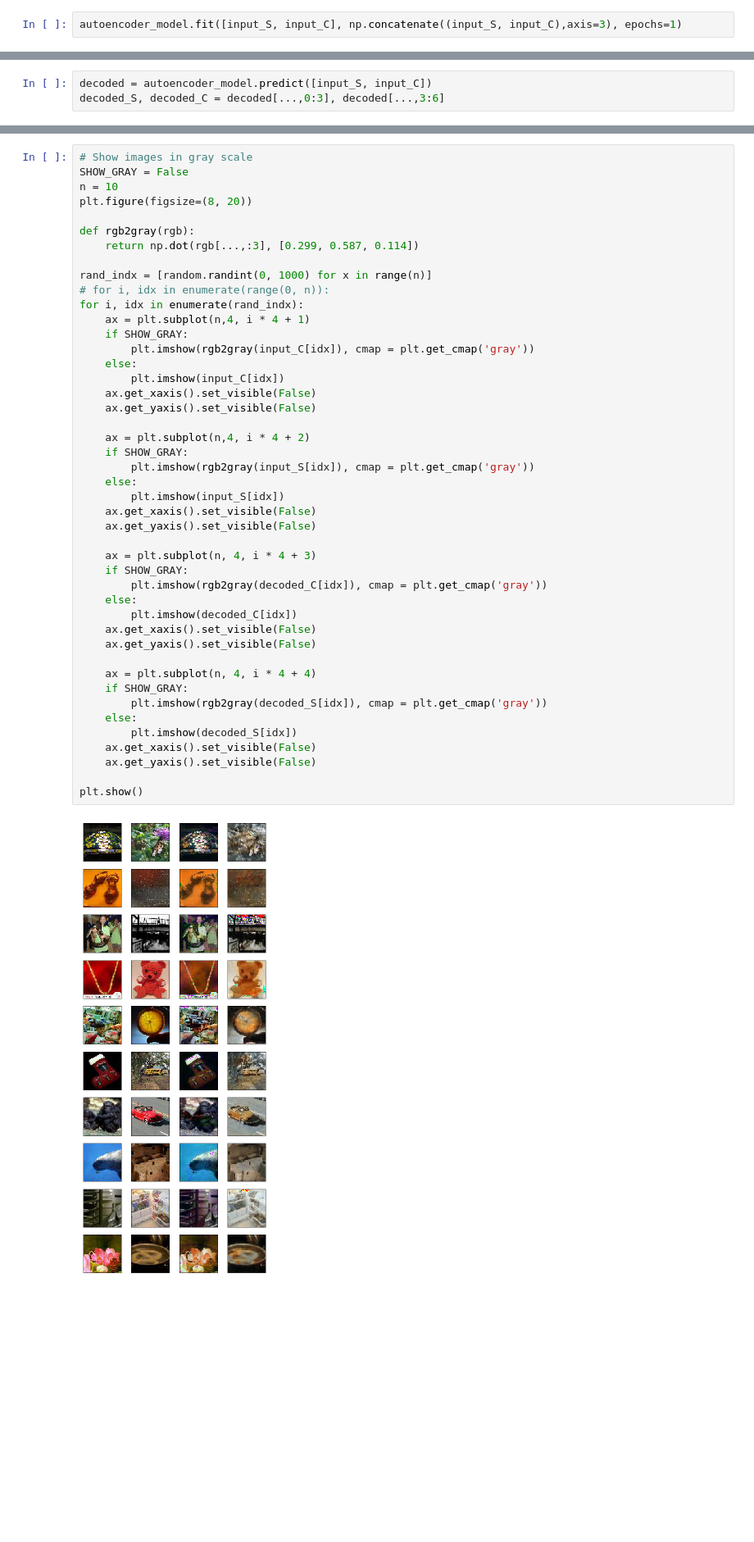
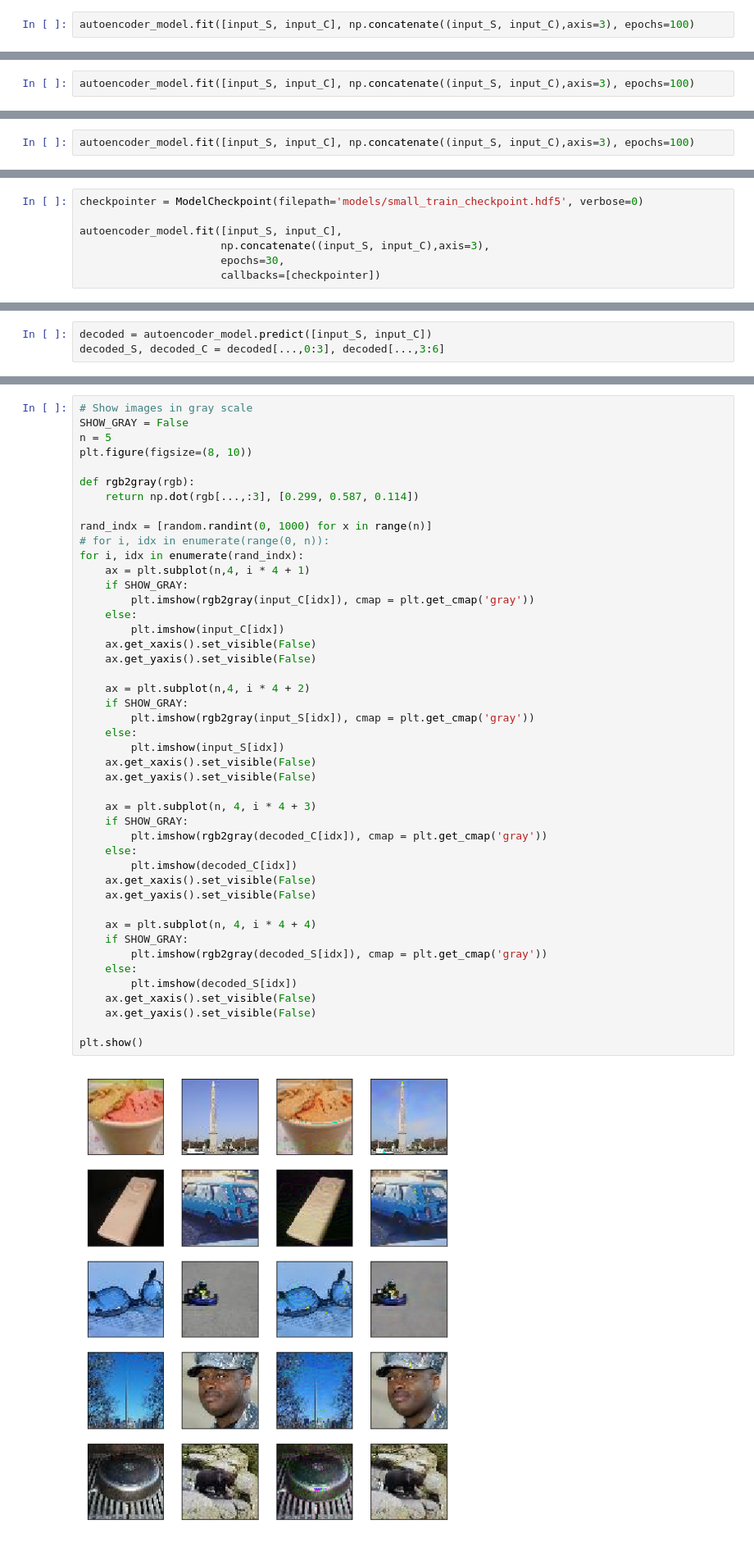
Before and after one commit to alexandremuzio/deep-steg, a Jupyter notebook: deep_steg.ipynb, the cells around one changed output, grey strips where cells are left out. Shown at 82% size. Cells and saved outputs as stored; diff of their text form; blank space fills up the shorter version.

```diff
--- a/deep_steg.ipynb
+++ b/deep_steg.ipynb
@@ -280,5 +280,5 @@ Epoch 100/100
 1000/1000 [==============================] - 21s 21ms/step - loss: 4314.7608
 <keras.callbacks.History at 0x...>
 # %%
-autoencoder_model.fit([input_S, input_C], np.concatenate((input_S, input_C),axis=3), epochs=1)
+autoencoder_model.fit([input_S, input_C], np.concatenate((input_S, input_C),axis=3), epochs=100)
 # %% [output]
@@ -287,0 +309,2 @@ Epoch 1/1
+# %%
+autoencoder_model.fit([input_S, input_C], np.concatenate((input_S, input_C),axis=3), epochs=100)
@@ -287,0 +330,2 @@ Epoch 1/1
+# %%
+autoencoder_model.fit([input_S, input_C], np.concatenate((input_S, input_C),axis=3), epochs=100)
@@ -287,0 +353,7 @@ Epoch 1/1
+# %%
+checkpointer = ModelCheckpoint(filepath='models/small_train_checkpoint.hdf5', verbose=0)
+
+autoencoder_model.fit([input_S, input_C],
+                      np.concatenate((input_S, input_C),axis=3),
+                      epochs=30,
+                      callbacks=[checkpointer])
@@ -302,8 +395,8 @@ pixel_errors(input_S, input_C, decoded_S, decoded_C)
 # %%
 # Show images in gray scale
 SHOW_GRAY = False
-n = 10
-plt.figure(figsize=(8, 20))
+n = 5
+plt.figure(figsize=(8, 10))
 
 def rgb2gray(rgb):
     return np.dot(rgb[...,:3], [0.299, 0.587, 0.114])
@@ -318,31 +411,31 @@ for i, idx in enumerate(rand_indx):
         plt.imshow(input_C[idx])
     ax.get_xaxis().set_visible(False)
     ax.get_yaxis().set_visible(False)
 
     ax = plt.subplot(n,4, i * 4 + 2)
     if SHOW_GRAY:
         plt.imshow(rgb2gray(input_S[idx]), cmap = plt.get_cmap('gray'))
     else:
         plt.imshow(input_S[idx])
     ax.get_xaxis().set_visible(False)
     ax.get_yaxis().set_visible(False)
 
     ax = plt.subplot(n, 4, i * 4 + 3)
     if SHOW_GRAY:
         plt.imshow(rgb2gray(decoded_C[idx]), cmap = plt.get_cmap('gray'))
     else:
         plt.imshow(decoded_C[idx])
     ax.get_xaxis().set_visible(False)
     ax.get_yaxis().set_visible(False)
 
     ax = plt.subplot(n, 4, i * 4 + 4)
     if SHOW_GRAY:
         plt.imshow(rgb2gray(decoded_S[idx]), cmap = plt.get_cmap('gray'))
     else:
         plt.imshow(decoded_S[idx])
     ax.get_xaxis().set_visible(False)
     ax.get_yaxis().set_visible(False)
 
 plt.show()
 # %% [output]
-[figure, old version]
+[figure, new version]
```
Also changed, not shown: parts of 8 cells of this notebook, 1 other file.
